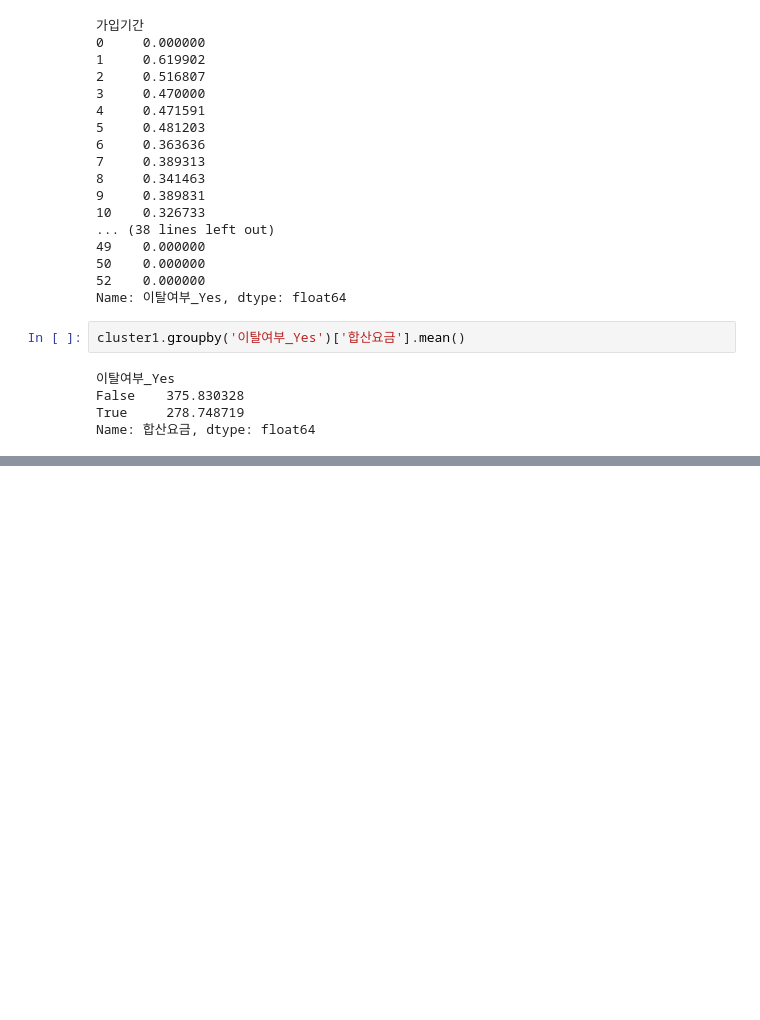
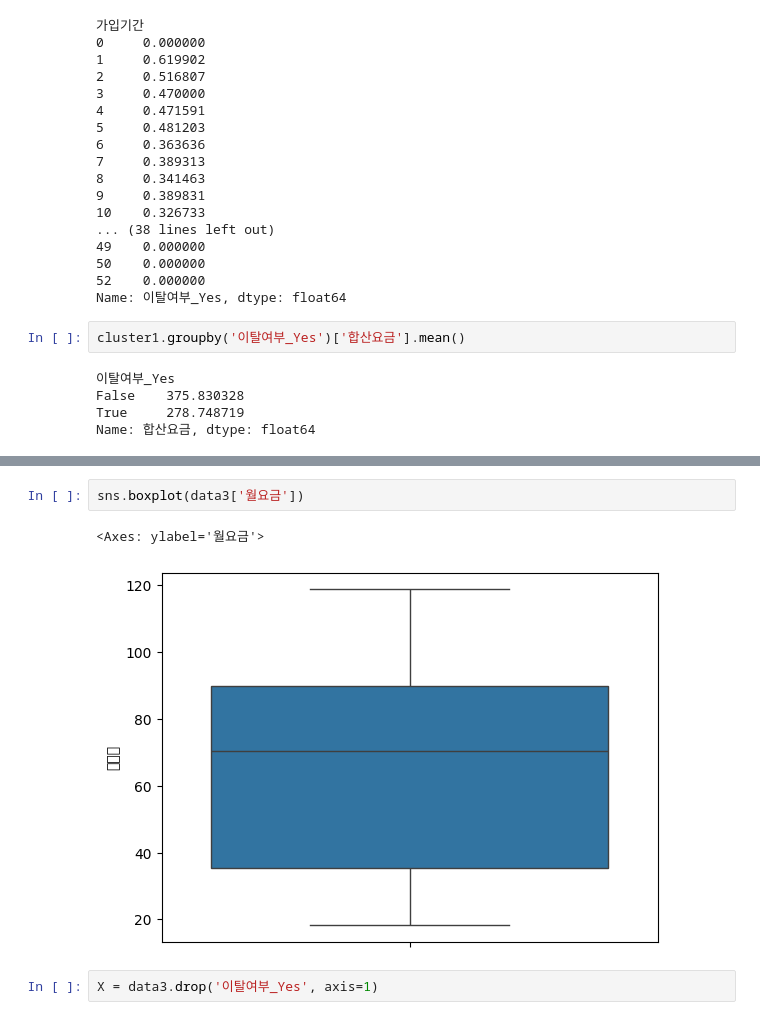
Before and after one commit to haram4th/fintech_pm_data_science, a Jupyter notebook: 06machine_learning/10군집분석_계층적군집_비계층적군집.ipynb, the cells around one changed output, grey strips where cells are left out. Cells and saved outputs as stored; diff of their text form; blank space fills up the shorter version.

```diff
--- a/06machine_learning/10군집분석_계층적군집_비계층적군집.ipynb
+++ b/06machine_learning/10군집분석_계층적군집_비계층적군집.ipynb
@@ -541,0 +670,7 @@ Name: 합산요금, dtype: float64
+# %%
+sns.boxplot(data3['월요금'])
+# %% [output]
+<Axes: ylabel='월요금'>
+[figure, added]
+# %%
+X = data3.drop('이탈여부_Yes', axis=1)
```
Also changed, not shown: parts of 40 cells of this notebook, 1 other file.
